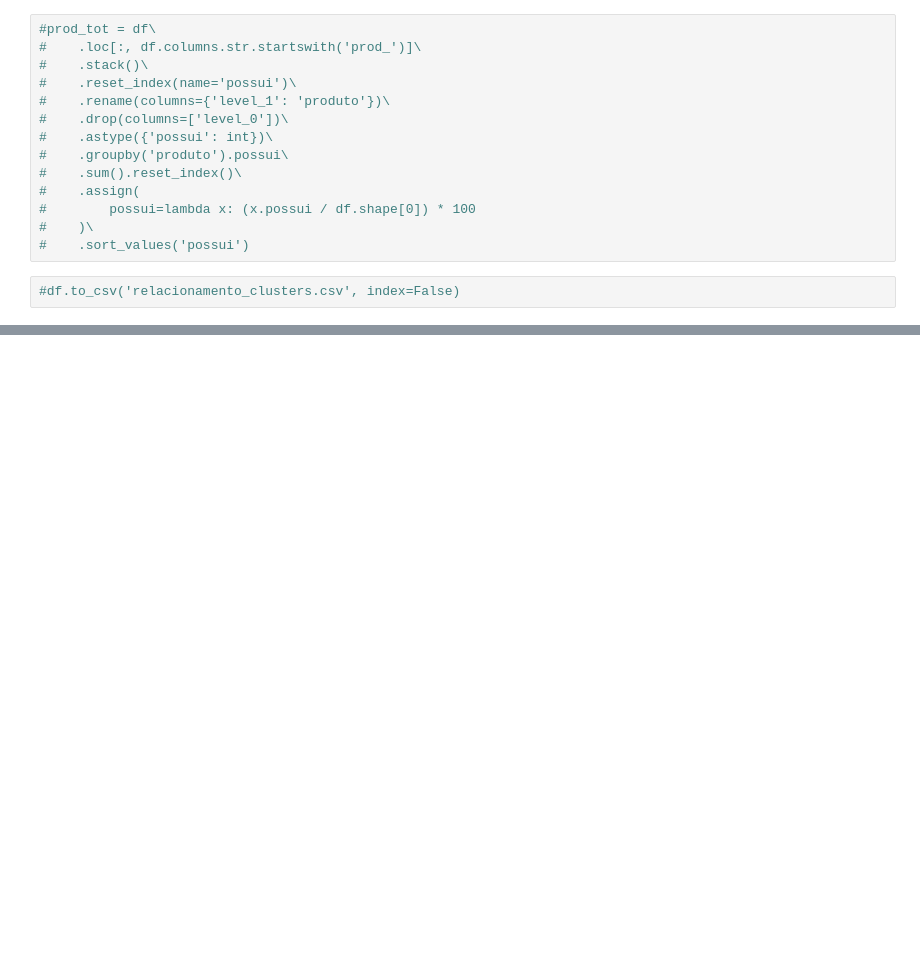
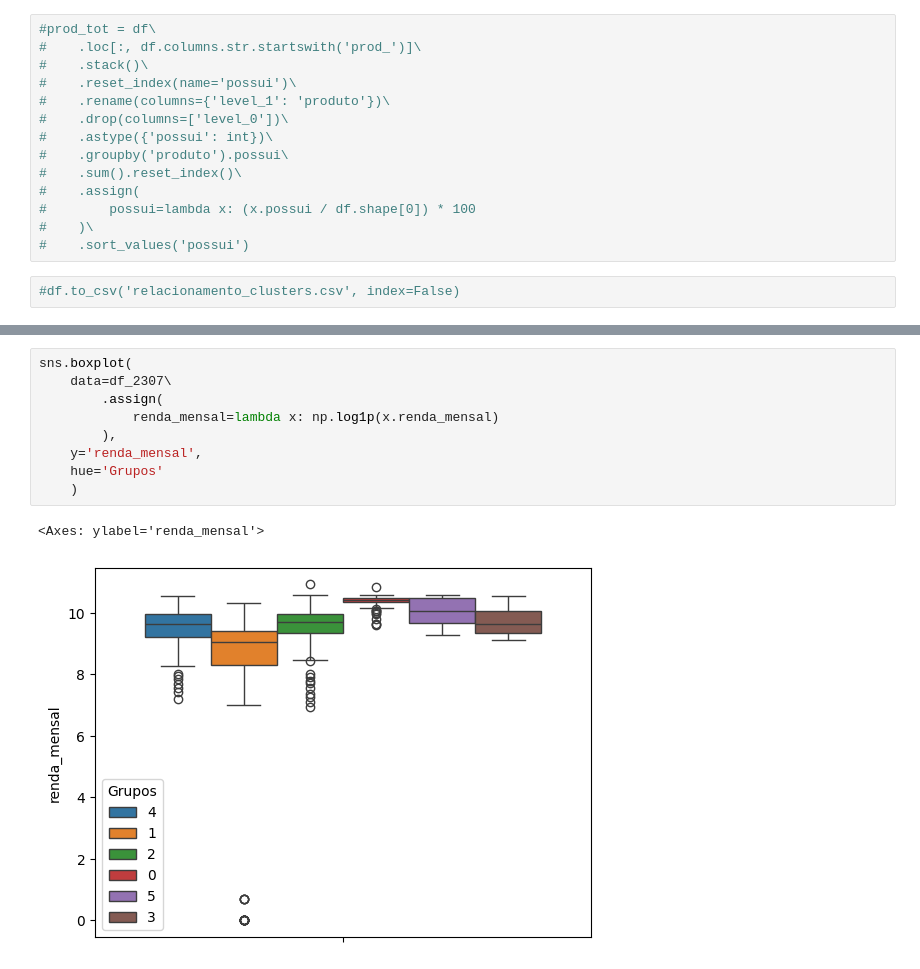
Before and after one commit to cowvin0/seg, a Jupyter notebook: segmentacao.ipynb, the cells around one changed output, grey strips where cells are left out. Cells and saved outputs as stored; diff of their text form; blank space fills up the shorter version.

```diff
--- a/segmentacao.ipynb
+++ b/segmentacao.ipynb
@@ -857,0 +915,12 @@ sns.boxplot(
+# %%
+sns.boxplot(
+    data=df_2307\
+        .assign(
+            renda_mensal=lambda x: np.log1p(x.renda_mensal)
+        ),
+    y='renda_mensal',
+    hue='Grupos'
+    )
+# %% [output]
+<Axes: ylabel='renda_mensal'>
+[figure, added]
```
Also changed, not shown: parts of 101 cells of this notebook.
